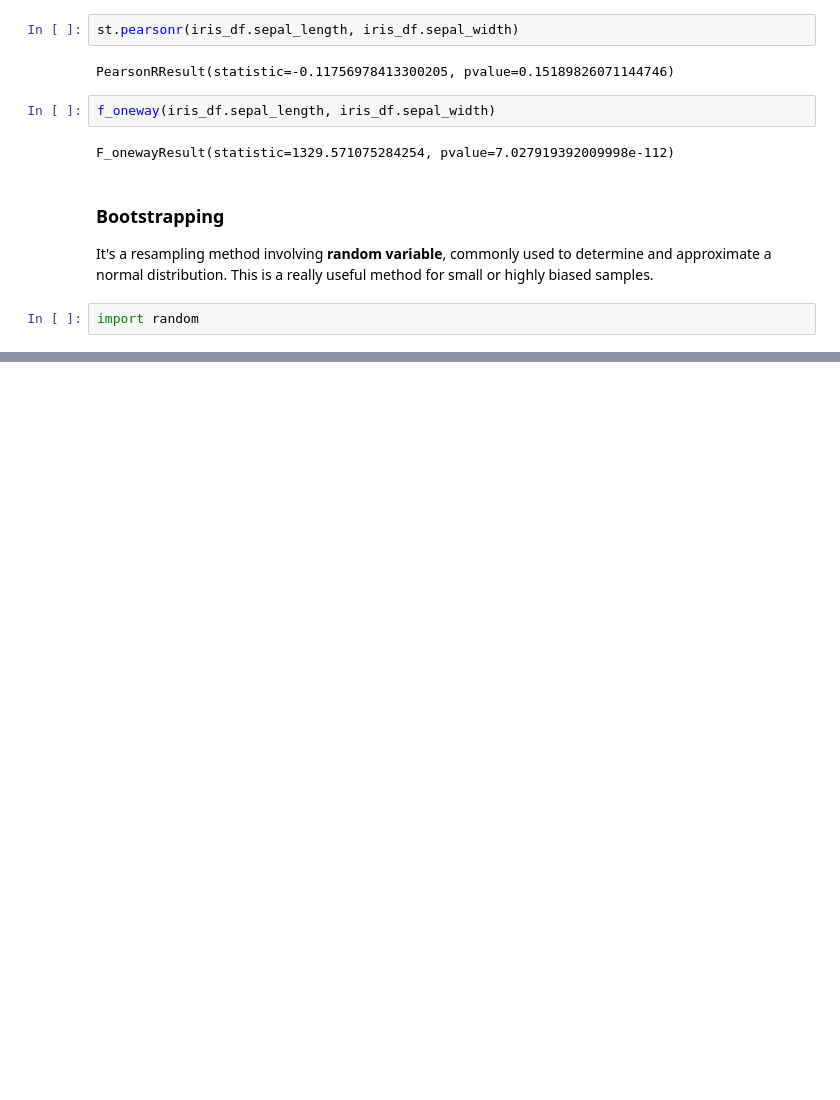
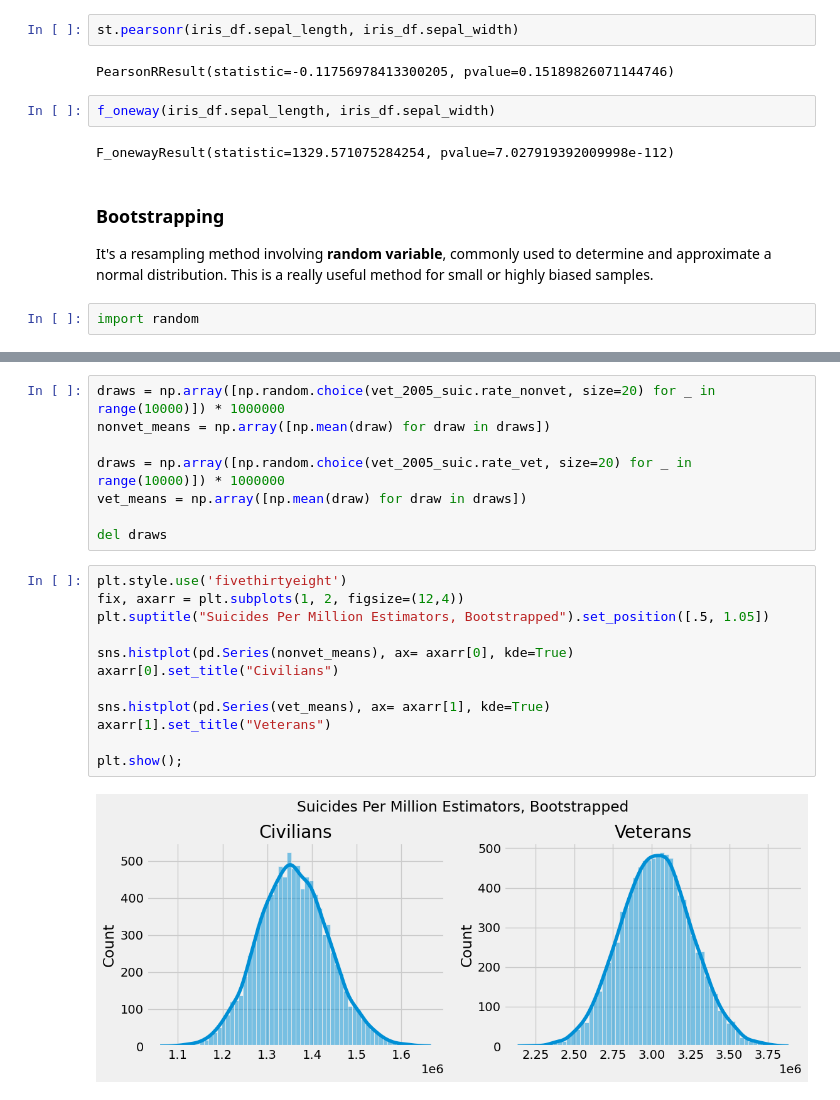
Before and after one commit to marlon-cooh/inferential-stats, a Jupyter notebook: average_dist.ipynb, the cells around one changed output, grey strips where cells are left out. Drawn from its saved outputs; the diff is of its cells as text; blank space fills up the shorter version.

```diff
--- a/average_dist.ipynb
+++ b/average_dist.ipynb
@@ -287,0 +368,22 @@ np.mean(average)
+# %%
+draws = np.array([np.random.choice(vet_2005_suic.rate_nonvet, size=20) for _ in range(10000)]) * 1000000
+nonvet_means = np.array([np.mean(draw) for draw in draws])
+
+draws = np.array([np.random.choice(vet_2005_suic.rate_vet, size=20) for _ in range(10000)]) * 1000000
+vet_means = np.array([np.mean(draw) for draw in draws])
+
+del draws
+# %%
+plt.style.use('fivethirtyeight')
+fix, axarr = plt.subplots(1, 2, figsize=(12,4))
+plt.suptitle("Suicides Per Million Estimators, Bootstrapped").set_position([.5, 1.05])
+
+sns.histplot(pd.Series(nonvet_means), ax= axarr[0], kde=True)
+axarr[0].set_title("Civilians")
+
+sns.histplot(pd.Series(vet_means), ax= axarr[1], kde=True)
+axarr[1].set_title("Veterans")
+
+plt.show();
+# %% [output]
+[figure, added]
```
Also changed, not shown: parts of 22 cells of this notebook, 9 other files.
